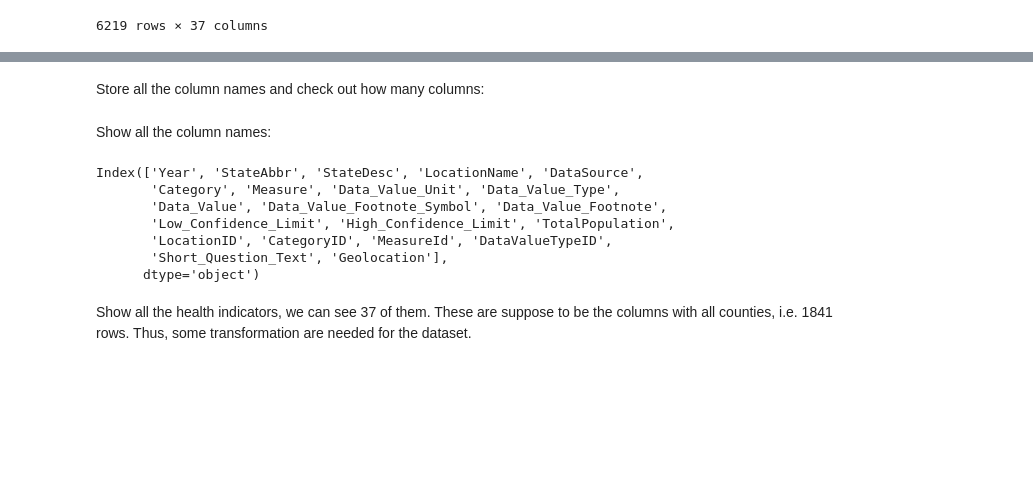
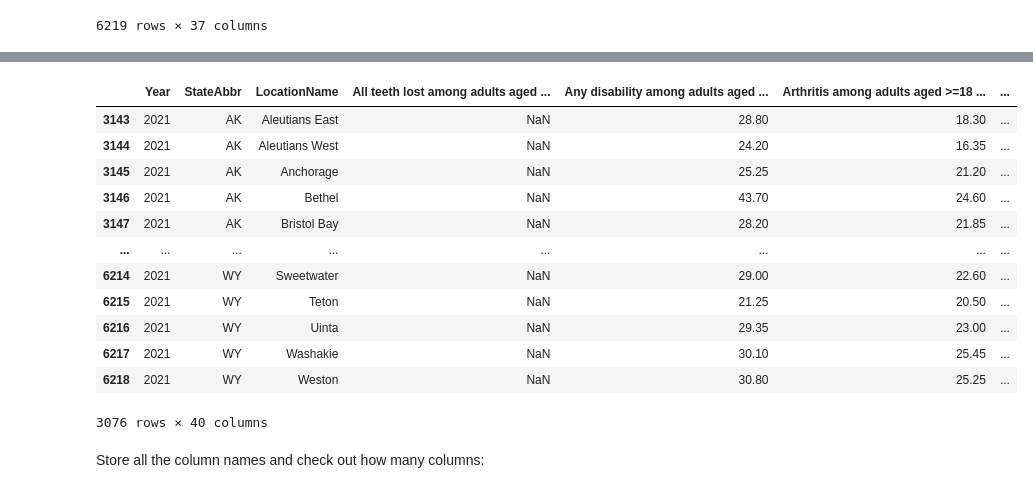
Before and after one commit to dereksgithub/cities_study_QM_Term_project, a Jupyter notebook: cdc_data.ipynb, the cells around one changed output, grey strips where cells are left out. Saved outputs shown, nothing was run; the diff lists cells and outputs as text; code cells hidden in the pictures; blank space fills up the shorter version.

```diff
--- a/cdc_data.ipynb
+++ b/cdc_data.ipynb
@@ -76,2 +104,18 @@ __Now merge the this dataset and the urban institute data by location:__
+# %%
+cityHealth2021
+# %% [output]
+|  | Year | StateAbbr | LocationName | All teeth lost among adults aged ... | Any disability among adults aged ... | Arthritis among adults aged >=18 ... | ... |
+| 3143 | 2021 | AK | Aleutians East | NaN | 28.80 | 18.30 | ... |
+| 3144 | 2021 | AK | Aleutians West | NaN | 24.20 | 16.35 | ... |
+| 3145 | 2021 | AK | Anchorage | NaN | 25.25 | 21.20 | ... |
+| 3146 | 2021 | AK | Bethel | NaN | 43.70 | 24.60 | ... |
+| 3147 | 2021 | AK | Bristol Bay | NaN | 28.20 | 21.85 | ... |
+| ... | ... | ... | ... | ... | ... | ... | ... |
+| 6214 | 2021 | WY | Sweetwater | NaN | 29.00 | 22.60 | ... |
+| 6215 | 2021 | WY | Teton | NaN | 21.25 | 20.50 | ... |
+| 6216 | 2021 | WY | Uinta | NaN | 29.35 | 23.00 | ... |
+| 6217 | 2021 | WY | Washakie | NaN | 30.10 | 25.45 | ... |
+| 6218 | 2021 | WY | Weston | NaN | 30.80 | 25.25 | ... |
+3076 rows × 40 columns
 # %% [markdown]
 Store all the column names and check out how many columns:
@@ -81,16 +121,0 @@ df_colnames = place_20and21.columns
-# %% [markdown]
-Show all the column names:
-# %%
-df_colnames
-# %% [output]
-Index(['Year', 'StateAbbr', 'StateDesc', 'LocationName', 'DataSource',
-       'Category', 'Measure', 'Data_Value_Unit', 'Data_Value_Type',
-       'Data_Value', 'Data_Value_Footnote_Symbol', 'Data_Value_Footnote',
-       'Low_Confidence_Limit', 'High_Confidence_Limit', 'TotalPopulation',
-       'LocationID', 'CategoryID', 'MeasureId', 'DataValueTypeID',
-       'Short_Question_Text', 'Geolocation'],
-      dtype='object')
-# %% [markdown]
-Show all the health indicators, we can see 37 of them.
-These are suppose to be the columns with all counties, i.e. 1841 rows.
-Thus, some transformation are needed for the dataset.
```
Also changed, not shown: parts of 26 cells of this notebook.
